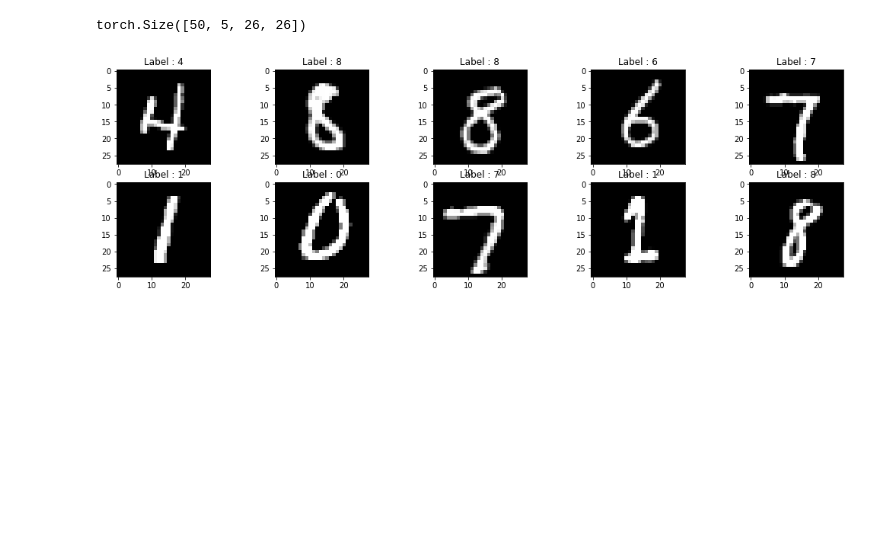
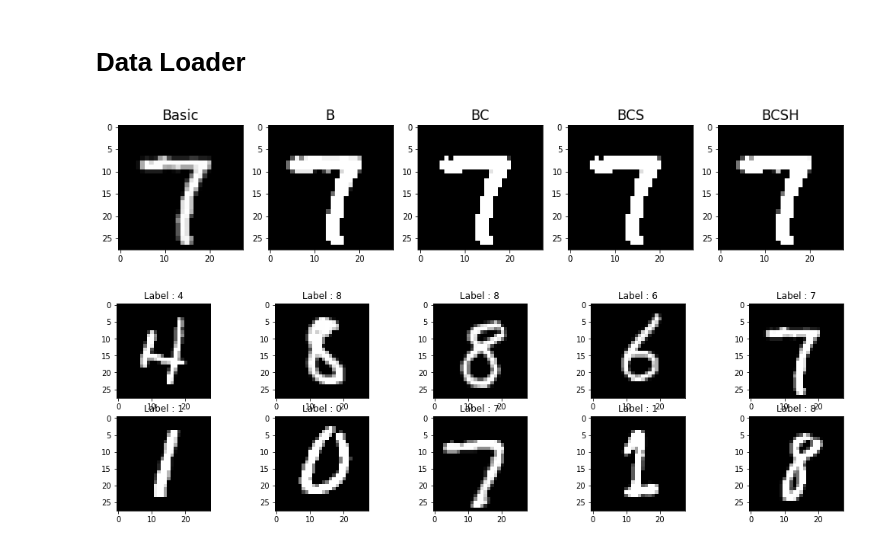
Before and after one commit to KrisnaPinasthika/ML_S2, a Jupyter notebook: mnist.ipynb, the cells around one changed output. Cells and saved outputs as stored; diff of their text form; code cells hidden in the pictures; blank space fills up the shorter version.

```diff
--- a/mnist.ipynb
+++ b/mnist.ipynb
@@ -12,9 +13,30 @@ import time
-# %%
-img = torch.randn(size=(50, 3, 28, 28))
-conv_weight = torch.rand(size=(5, 3, 3, 3))
-F.conv2d(img, conv_weight).shape
-# %% [output]
-torch.Size([50, 5, 26, 26])
+# %% [markdown]
+# Data Loader
+# %%
+torch.random.manual_seed(1)
+
+trainloader = DataLoader(
+                MNIST(root=r'mnist_dataset/train', train=True, transform=transforms.ToTensor(), download=False),
+                batch_size=256,
+                shuffle=True)
+
+data, label = iter(trainloader).next()
+fig, ax = plt.subplots(nrows=1, ncols=5, figsize=(16, 12))
+
+composes = [transforms.Compose([transforms.Normalize(mean=(0.1307), std=(0.3079)),]),
+            transforms.Compose([transforms.ColorJitter(brightness=10, contrast=0, saturation=0, hue=0), transforms.Normalize(mean=(0.1307), std=(0.3079)),]),
+            transforms.Compose([transforms.ColorJitter(brightness=10, contrast=10, saturation=0, hue=0), transforms.Normalize(mean=(0.1307), std=(0.3079)),]),
+            transforms.Compose([transforms.ColorJitter(brightness=10, contrast=10, saturation=10, hue=0), transforms.Normalize(mean=(0.1307), std=(0.3079)),]),
+            transforms.Compose([transforms.ColorJitter(brightness=10, contrast=10, saturation=10, hue=10), transforms.Normalize(mean=(0.1307), std=(0.3079)),]), ]
+
+names = ['Basic', 'B', 'BC', 'BCS', 'BCSH']
+
+for i, compose in enumerate(zip(names, composes)):
+    tmp = compose[1](data[4])
+    ax[i].set_title(compose[0], fontsize=17)
+    ax[i].imshow(tmp.permute(1, 2, 0), cmap='gray')
+# %% [output]
+[figure, added]
 # %%
 torch.random.manual_seed(1)
 
```
Also changed, not shown: parts of 23 cells of this notebook, 20 other files.
